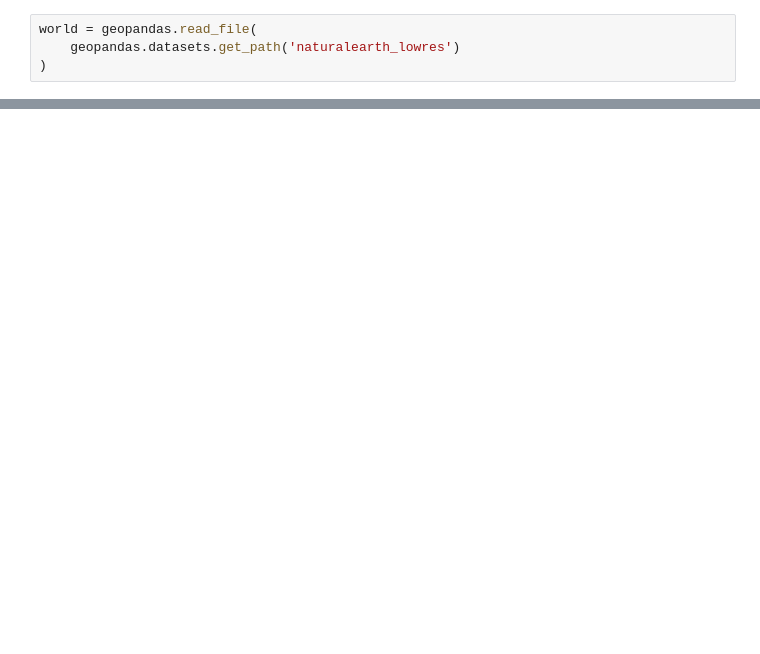
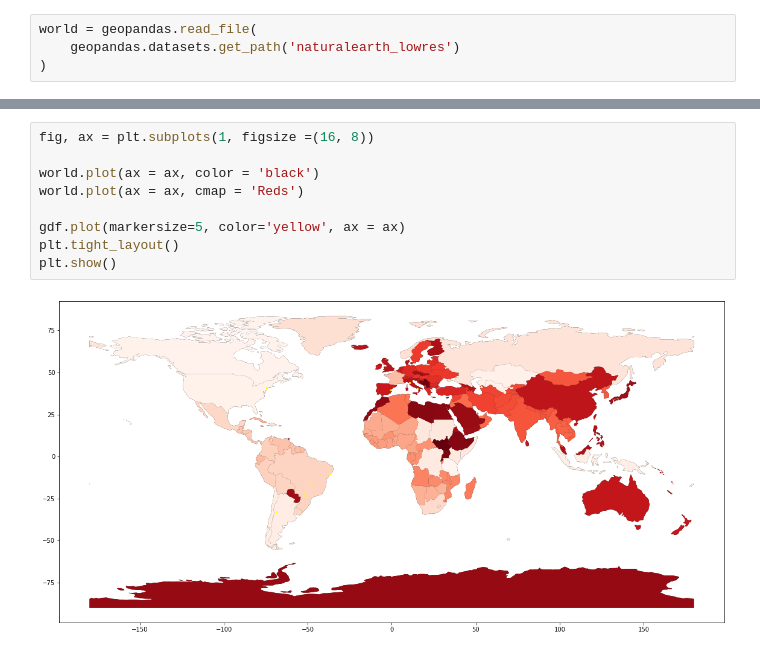
Before and after one commit to kidkmon/Sentiment-Analysis-TripAdvisor, a Jupyter notebook: Analise_sentimentos_TripAdvisor.ipynb, the cells around one changed output, grey strips where cells are left out. Cells and saved outputs as stored; diff of their text form; blank space fills up the shorter version.

```diff
--- a/Analise_sentimentos_TripAdvisor.ipynb
+++ b/Analise_sentimentos_TripAdvisor.ipynb
@@ -754,0 +744,11 @@ ERROR: No matching distribution found for basemap
+# %%
+fig, ax = plt.subplots(1, figsize =(16, 8))
+
+world.plot(ax = ax, color = 'black')
+world.plot(ax = ax, cmap = 'Reds')
+
+gdf.plot(markersize=5, color='yellow', ax = ax)
+plt.tight_layout()
+plt.show()
+# %% [output]
+[figure, added]
```
Also changed, not shown: parts of 19 cells of this notebook.
